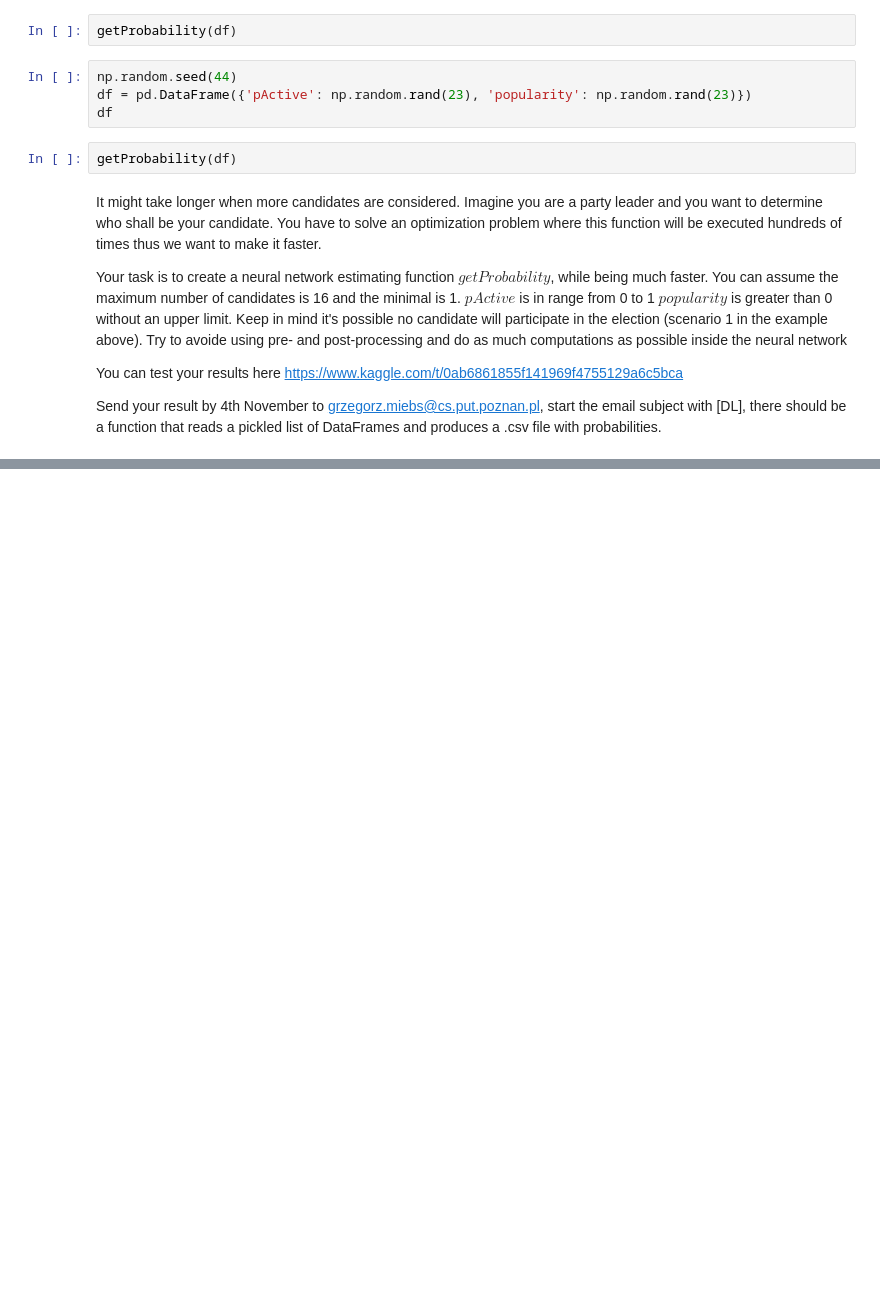
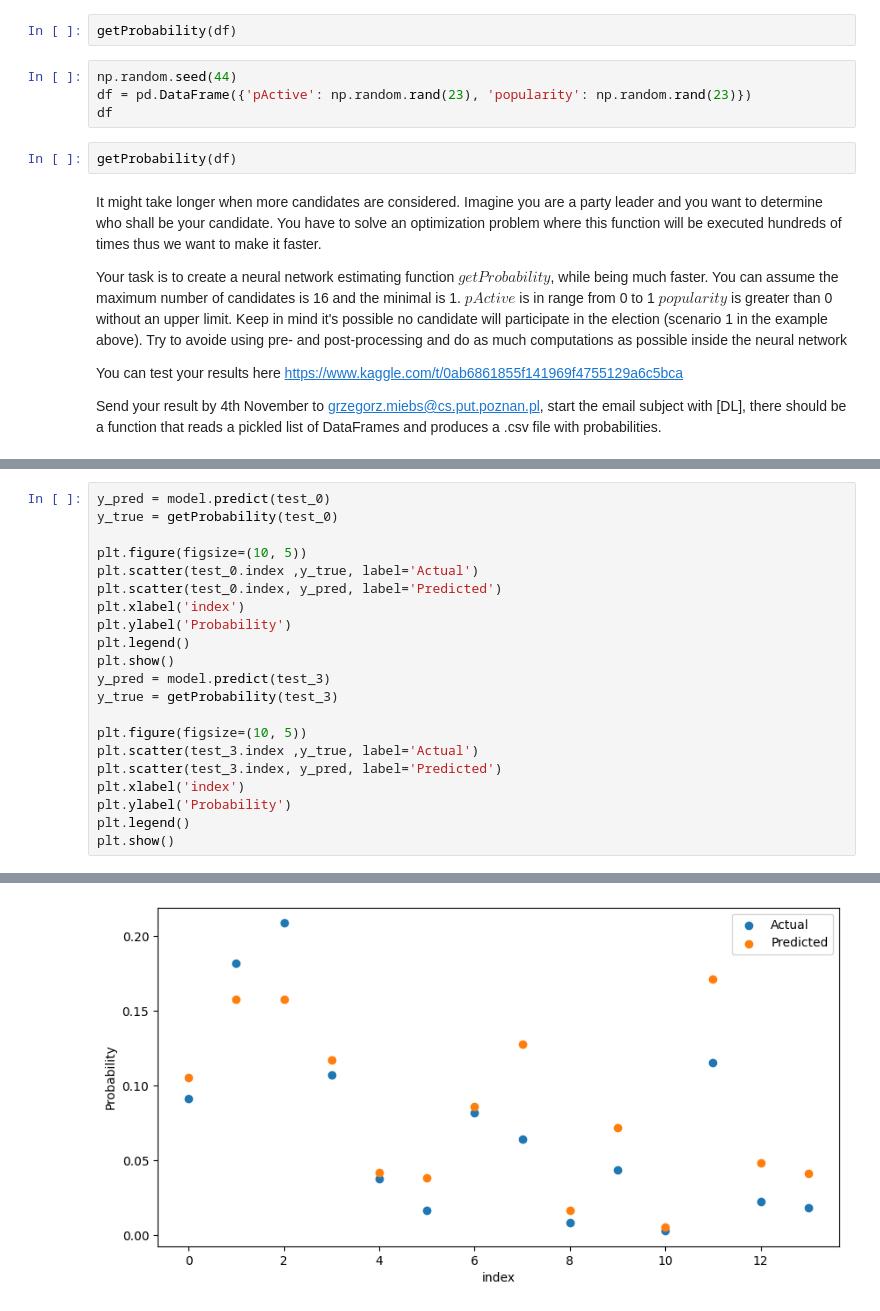
Before and after one commit to Bialkasss/DeepLearning, a Jupyter notebook: Lab1DL.ipynb, the cells around one changed output, grey strips where cells are left out. Drawn from its saved outputs; the diff is of its cells as text; blank space fills up the shorter version.

```diff
--- a/Lab1DL.ipynb
+++ b/Lab1DL.ipynb
@@ -610,0 +790,22 @@ in/output size. propper output acivation that will model probability not summing
+# %%
+y_pred = model.predict(test_0)
+y_true = getProbability(test_0)
+
+plt.figure(figsize=(10, 5))
+plt.scatter(test_0.index ,y_true, label='Actual')
+plt.scatter(test_0.index, y_pred, label='Predicted')
+plt.xlabel('index')
+plt.ylabel('Probability')
+plt.legend()
+plt.show()
+y_pred = model.predict(test_3)
+y_true = getProbability(test_3)
+
+plt.figure(figsize=(10, 5))
+plt.scatter(test_3.index ,y_true, label='Actual')
+plt.scatter(test_3.index, y_pred, label='Predicted')
+plt.xlabel('index')
+plt.ylabel('Probability')
+plt.legend()
+plt.show()
+# %% [output]
@@ -610,0 +813 @@ in/output size. propper output acivation that will model probability not summing
+[figure, added]
```
Also changed, not shown: parts of 23 cells of this notebook, 2 other files.
